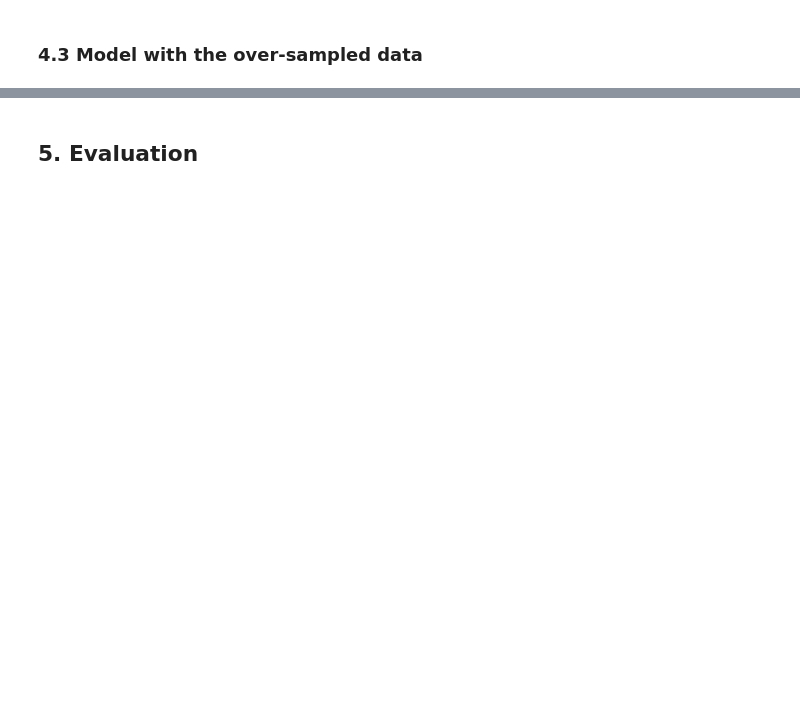
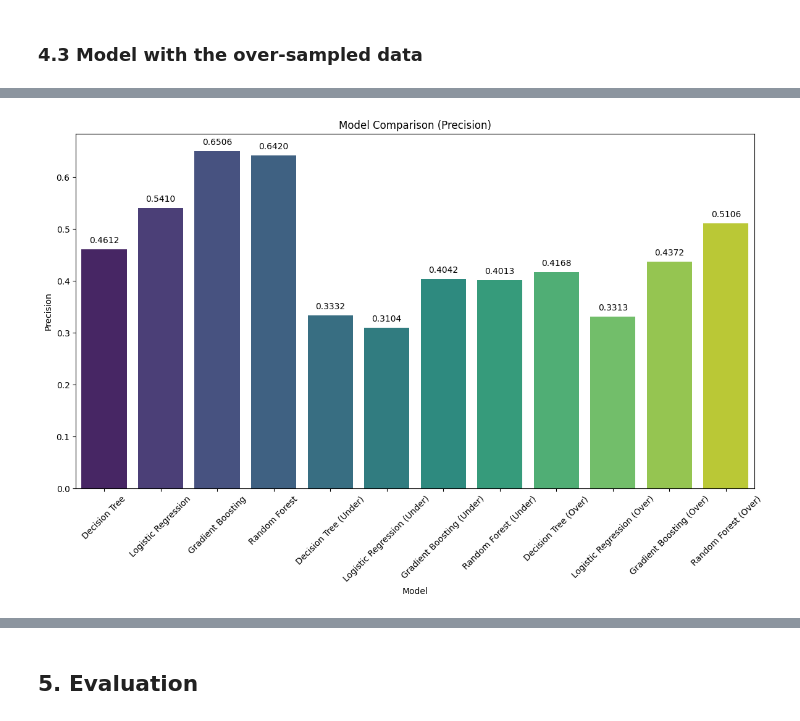
Before and after one commit to jjosorioc/Bank-Client-Attributes-and-Marketing-Outcomes, a Jupyter notebook: SupervisedLearning.ipynb, the cells around one changed output, grey strips where cells are left out. Saved outputs shown, nothing was run; the diff lists cells and outputs as text; code cells hidden in the pictures; blank space fills up the shorter version.

```diff
--- a/SupervisedLearning.ipynb
+++ b/SupervisedLearning.ipynb
@@ -497,0 +467,4 @@ nb_preds = naive_bayes.predict(X_test)
+# %%
+# Gradient Boosting Classifier
+gbc_over = GradientBoostingClassifier(random_state=100)
+gbc_over.fit(X_train_resampled, y_train_resampled)
@@ -510,16 +474,0 @@ rf_preds = random_forest.predict(X_test)
-# %%
-xgb = XGBClassifier(random_state=100)
-
-param_grid_xgb = {
-    'n_estimators': [50, 100, 200],
-    'learning_rate': [0.01, 0.1, 0.2],
-    'max_depth': [3, 5, 10, 15],
-    'subsample': [0.5, 0.75, 1],
-    'colsample_bytree': [0.5, 0.75, 1],
-}
-
-grid_search_xgb = GridSearchCV(xgb, param_grid_xgb, cv=5)
-
-grid_search_xgb.fit(X_train_resampled, y_train_resampled)
-
-print("Best parameters for XGBoost:", grid_search_xgb.best_params_)
@@ -533,0 +526,14 @@ xgb_preds = xgboost.predict(X_test)
+# %%
+# Display the precision of each model
+plt.figure(figsize=(12, 8))
+ax = sns.barplot(data=results_df, x='Model', y='Precision', palette='viridis')
+plt.xticks(rotation=45)
+plt.ylabel('Precision')
+plt.title('Model Comparison (Precision)')
+for p in ax.patches:
+    ax.annotate(f'{p.get_height():.4f}', (p.get_x() + p.get_width() / 2., p.get_height()),
+                ha='center', va='center', xytext=(0, 10), textcoords='offset points')
+plt.tight_layout()
+plt.show()
+# %% [output]
+[figure, added]
```
Also changed, not shown: parts of 43 cells of this notebook.
